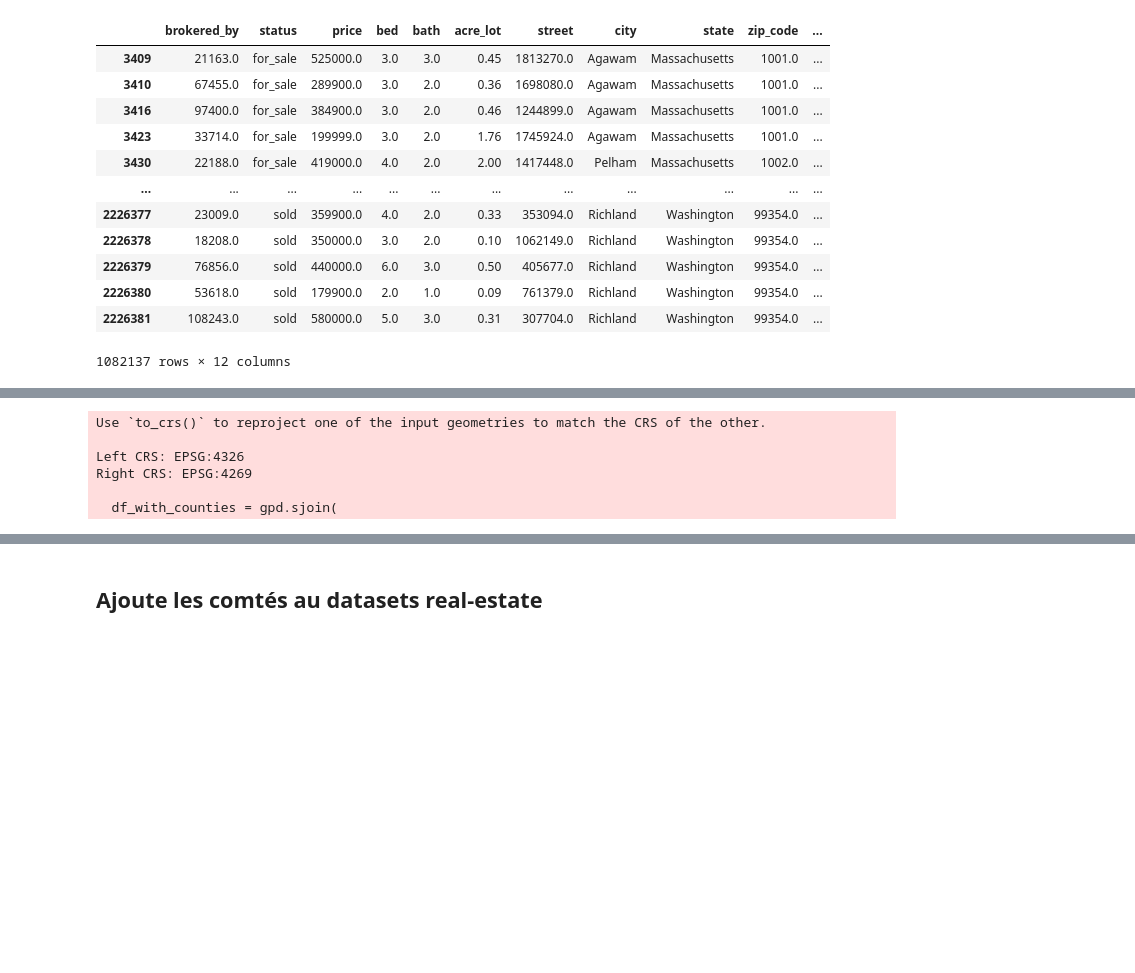
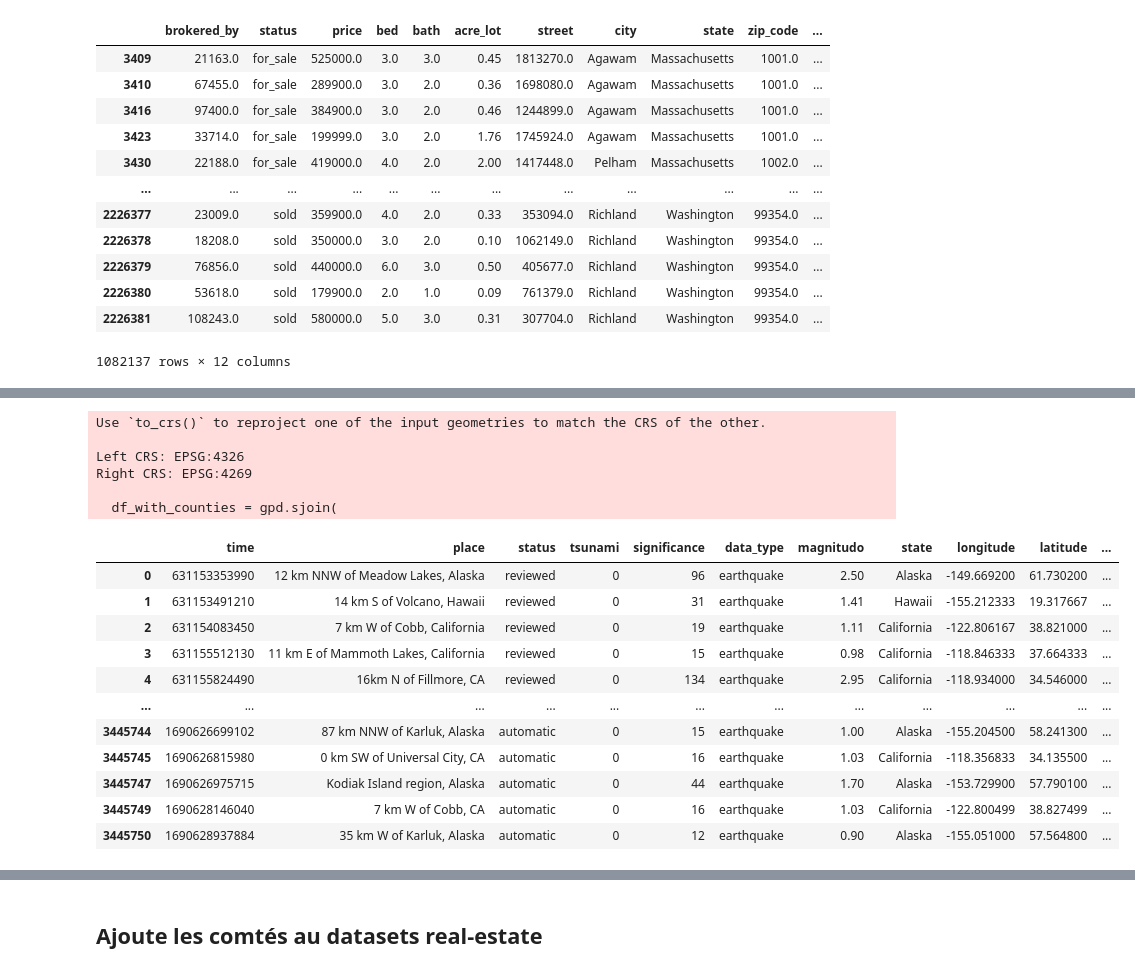
Before and after one commit to snonow/earthquake-realestate-viz, a Jupyter notebook: Data Manip.ipynb, the cells around one changed output, grey strips where cells are left out. Drawn from its saved outputs; the diff is of its cells as text; code cells hidden in the pictures; blank space fills up the shorter version.

```diff
--- a/Data Manip.ipynb
+++ b/Data Manip.ipynb
@@ -58,27 +58,95 @@ filtered_realtor
 # %%
-# Lire ton fichier des villes + comtés
+import geopandas as gpd
+import pandas as pd
+from data.state_fips import state_to_fips
+
+# ----------------------------------------
+# 1) LOAD COUNTY SHAPEFILE (clean)
+# ----------------------------------------
 counties = gpd.read_file("data/tl_2021_us_county/tl_2021_us_county.shp")
-counties = counties[['GEOID', 'NAME', 'STATEFP', 'COUNTYFP', 'geometry']]
-counties = counties.rename(columns={'NAME':'county', 'STATEFP':'state_fips', 'GEOID':'county_fips'})
 
-earthquakes_gdf = gpd.GeoDataFrame(
-    filtered_earthquake,
-    geometry=gpd.points_from_xy(filtered_earthquake['longitude'], filtered_earthquake['latitude']),
-    crs='EPSG:4326'
+# Garder colonnes utiles + renommer proprement
+counties = counties[['GEOID', 'NAME', 'STATEFP', 'COUNTYFP', 'geometry']].rename(
+    columns={
+        'GEOID': 'county_fips',
+        'NAME': 'county',
+        'STATEFP': 'state_fips'
+    }
 )
 
+# Forcer les types FIPS → toujours string zero-padded
+counties['state_fips'] = counties['state_fips'].astype(str).str.zfill(2)
+counties['county_fips'] = counties['county_fips'].astype(str).str.zfill(5)
+
+
+# ----------------------------------------
+# 2) CREATE POINT GEOMETRY FOR EARTHQUAKES
+# ----------------------------------------
+earthquakes_gdf = gpd.GeoDataFrame(
+    filtered_earthquake.copy(),
+    geometry=gpd.points_from_xy(
+        filtered_earthquake['longitude'],
+        filtered_earthquake['latitude']
+    ),
+    crs="EPSG:4326"
+)
+
+
+# ----------------------------------------
+# 3) SPATIAL JOIN — assign county + fips
+# ----------------------------------------
 df_with_counties = gpd.sjoin(
     earthquakes_gdf,
-    counties[['county_fips','county','state_fips','geometry']],
+    counties[['county_fips', 'county', 'state_fips', 'geometry']],
     how='left',
     predicate='within'
 )
 
-filtered_earthquake = df_with_counties
+# sjoin ajoute colonne "index_right" inutile
+df_with_counties = df_with_counties.drop(columns=['index_right'], errors='ignore')
+
+
+# ----------------------------------------
+# 4) FIPS CORRECTION — STATE
+# (replace wrong state_fips from sjoin with trusted lookup)
+# ----------------------------------------
+df_with_counties["state_fips"] = (
+    df_with_counties["state"]
+    .map(state_to_fips)
+    .fillna("")               # états inconnus = vide
+)
+
+
+# ----------------------------------------
+# 5) FINAL CLEANING
+# ----------------------------------------
+# county_fips toujours 5 digits
+df_with_counties["county_fips"] = (
+    df_with_counties["county_fips"]
+    .astype(str)
+    .str.zfill(5)
+)
+
+# On renomme comme dataset final
+filtered_earthquake = df_with_counties.copy()
+
+filtered_earthquake
 # %% [output]
 Use `to_crs()` to reproject one of the input geometries to match the CRS of the other.
 
 Left CRS: EPSG:4326
 Right CRS: EPSG:4269
 
   df_with_counties = gpd.sjoin(
+|  | time | place | status | tsunami | significance | data_type | magnitudo | state | longitude | latitude | ... |
+| 0 | 631153353990 | 12 km NNW of Meadow Lakes, Alaska | reviewed | 0 | 96 | earthquake | 2.50 | Alaska | -149.669200 | 61.730200 | ... |
+| 1 | 631153491210 | 14 km S of Volcano, Hawaii | reviewed | 0 | 31 | earthquake | 1.41 | Hawaii | -155.212333 | 19.317667 | ... |
+| 2 | 631154083450 | 7 km W of Cobb, California | reviewed | 0 | 19 | earthquake | 1.11 | California | -122.806167 | 38.821000 | ... |
+| 3 | 631155512130 | 11 km E of Mammoth Lakes, California | reviewed | 0 | 15 | earthquake | 0.98 | California | -118.846333 | 37.664333 | ... |
+| 4 | 631155824490 | 16km N of Fillmore, CA | reviewed | 0 | 134 | earthquake | 2.95 | California | -118.934000 | 34.546000 | ... |
+| ... | ... | ... | ... | ... | ... | ... | ... | ... | ... | ... | ... |
+| 3445744 | 1690626699102 | 87 km NNW of Karluk, Alaska | automatic | 0 | 15 | earthquake | 1.00 | Alaska | -155.204500 | 58.241300 | ... |
+| 3445745 | 1690626815980 | 0 km SW of Universal City, CA | automatic | 0 | 16 | earthquake | 1.03 | California | -118.356833 | 34.135500 | ... |
+| 3445747 | 1690626975715 | Kodiak Island region, Alaska | automatic | 0 | 44 | earthquake | 1.70 | Alaska | -153.729900 | 57.790100 | ... |
+| 3445749 | 1690628146040 | 7 km W of Cobb, CA | automatic | 0 | 16 | earthquake | 1.03 | California | -122.800499 | 38.827499 | ... |
+| 3445750 | 1690628937884 | 35 km W of Karluk, Alaska | automatic | 0 | 12 | earthquake | 0.90 | Alaska | -155.051000 | 57.564800 | ... |
```
Also changed, not shown: parts of 4 cells of this notebook, 5 other files.
